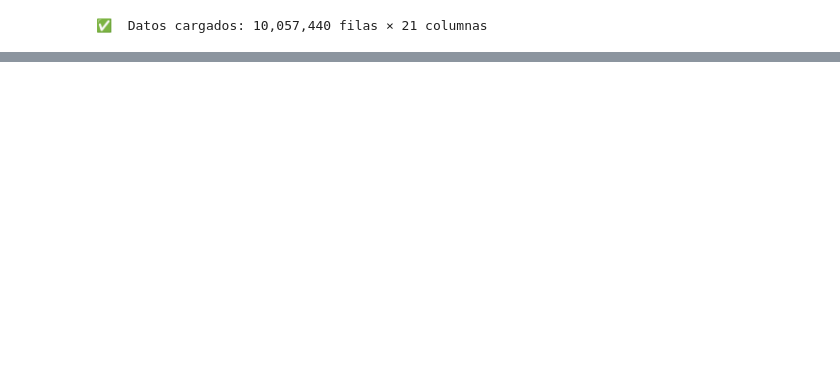
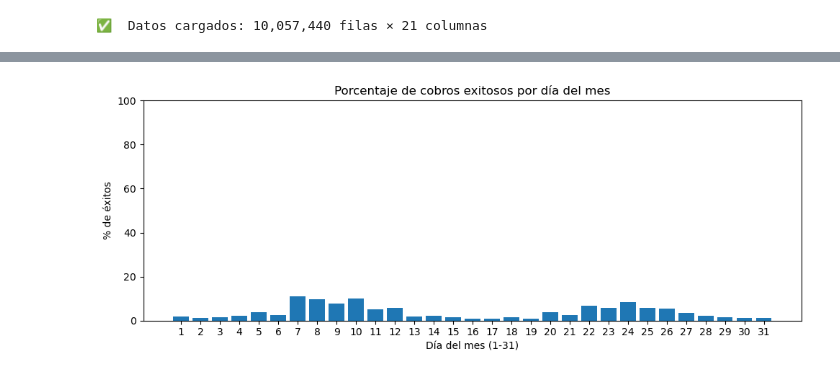
Before and after one commit to mazerman03/credit-payment-optimization-model, a Jupyter notebook: revisarVariables.ipynb, the cells around one changed output, grey strips where cells are left out. Drawn from its saved outputs; the diff is of its cells as text; code cells hidden in the pictures; blank space fills up the shorter version.

```diff
--- a/revisarVariables.ipynb
+++ b/revisarVariables.ipynb
@@ -101,0 +254,30 @@ display(casos[["idListaCobro", "idCredito", "montoExigible", "montoCobrar"]].hea
+# %%
+# 1️⃣  Extrae el número de día (1-31)
+DF['dia_mes'] = DF['fechaCreacionLista'].dt.day
+
+# 2️⃣  Totales y éxitos por día
+totales_por_dia  = DF.groupby('dia_mes').size()
+exitos_por_dia   = DF.loc[DF['exito'] == 1].groupby('dia_mes').size()
+
+# 3️⃣  Calcula porcentaje de éxito
+pct_exito = (
+    (exitos_por_dia / totales_por_dia)      # divide Series; índices 1-31
+      .reindex(range(1, 32), fill_value=0)  # asegura los 31 días
+      .mul(100)                             # convierte a %
+      .round(2)
+)
+
+# 4️⃣  Gráfica
+import matplotlib.pyplot as plt
+
+plt.figure(figsize=(10, 4))
+plt.bar(pct_exito.index, pct_exito.values)
+plt.title('Porcentaje de cobros exitosos por día del mes')
+plt.xlabel('Día del mes (1-31)')
+plt.ylabel('% de éxitos')
+plt.xticks(range(1, 32))
+plt.ylim(0, 100)
+plt.tight_layout()
+plt.show()
+# %% [output]
+[figure, added]
```
Also changed, not shown: parts of 11 cells of this notebook, 1 other file.
